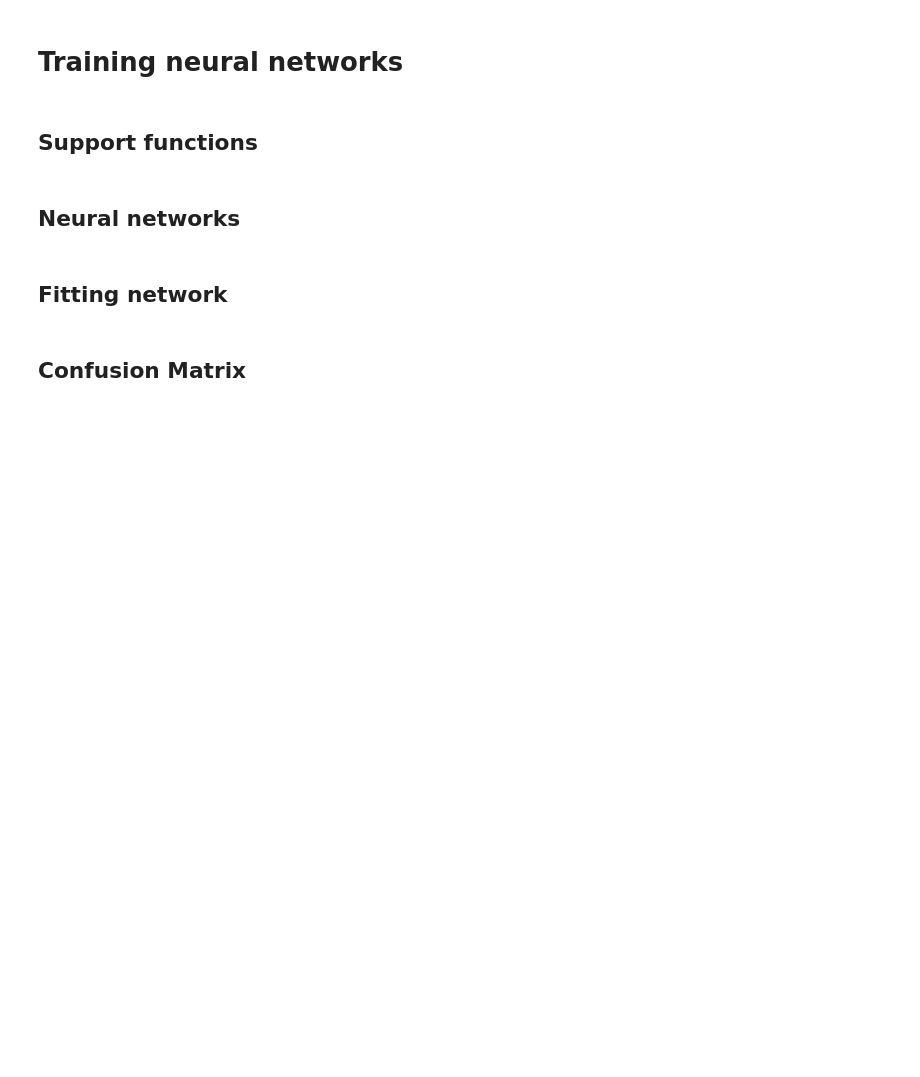
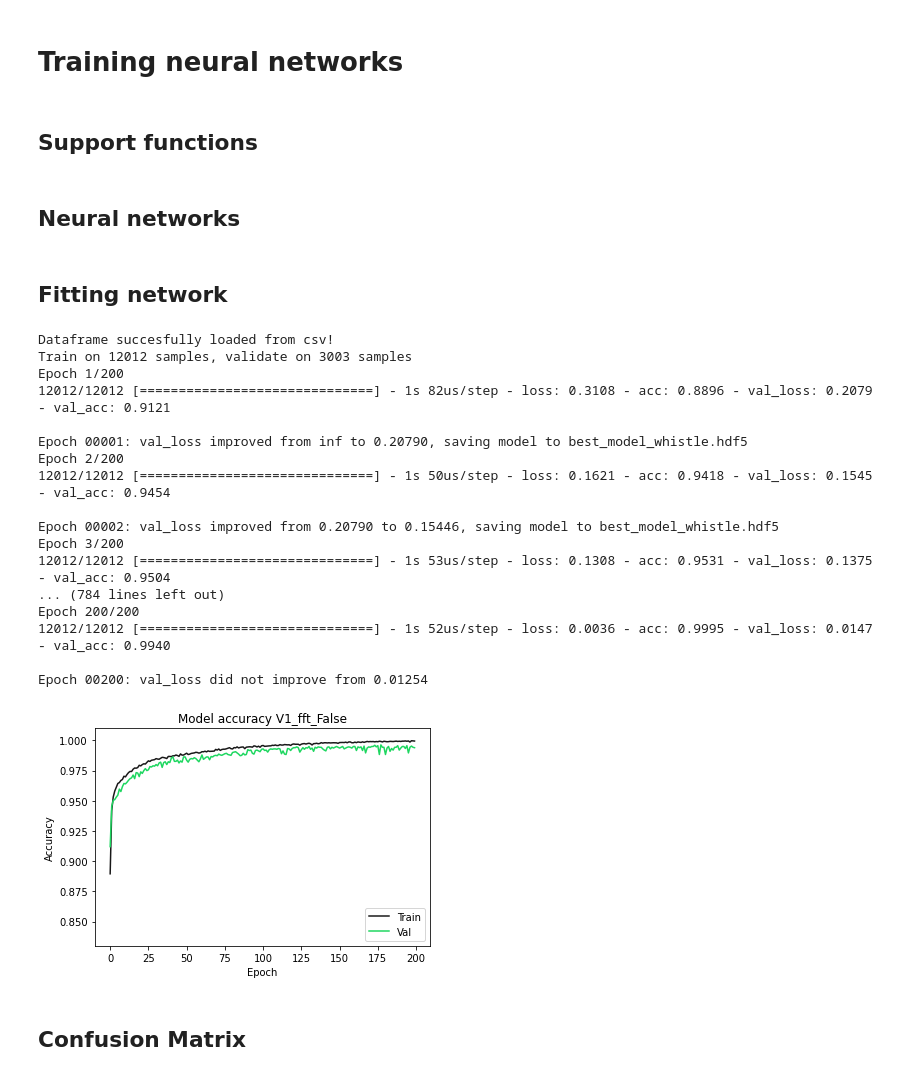
Before and after one commit to dvermaas/RefereeChallenge, a Jupyter notebook: whistle_detection/whistle_detection.ipynb, the cells around one changed output. Cells and saved outputs as stored; diff of their text form; code cells hidden in the pictures; blank space fills up the shorter version.

```diff
--- a/whistle_detection/whistle_detection.ipynb
+++ b/whistle_detection/whistle_detection.ipynb
@@ -39,7 +41,5 @@ PATH = "whistle_dataset/"
 # %%
-#def chunk_processor(sample, sample_rate, feature_type, target, false_window = 1, true_window= 1/50):
-#def chunk_processor(sample, sample_rate, feature_type, target, false_window = 10, true_window= 1/5):
-def chunk_processor(sample, sample_rate, feature_type, target, false_window = 25, true_window= 1/2):
+def chunk_processor(sample, sample_rate, feature_type, target, true_window, false_window):
 
     # get correct window variable
     if target:
@@ -70,6 +70,6 @@ def chunk_processor(sample, sample_rate, feature_type, target, false_window = 25
 # %%
 # old windows were 1/5
-def build_feature_dataframe_v1(feature_type, denoise=False):
+def build_feature_dataframe_v1(feature_type, denoise=False, true_window=1/5):
     """Convert all whistles and small fragments before and after said whistles into features"""
 
     # See if csv has been calculated before (saving time)
@@ -105,7 +105,7 @@ def build_feature_dataframe_v1(feature_type, denoise=False):
             for i in range(times["start"]-delta_time, times["end"]+delta_time, delta_time):
                 if i >= 0 and i + delta_time <= len(sample):
                     features, targets = chunk_processor(sample[i:i+delta_time], sample_rate, feature_type, label,
-                                                        false_window = 1/2, true_window= 1/2)
+                                                        true_window, true_window)
                     label = not(label)
                     try:
                         out = np.append(out, features, axis=0)
@@ -129,5 +129,6 @@ def build_feature_dataframe_v1(feature_type, denoise=False):
 # %%
-def build_feature_dataframe_v2(feature_type, denoise=False):
+def build_feature_dataframe_v2(feature_type, denoise=False, true_window=1/5):
+    false_window = int(STEP * true_window)
 
     # See if csv has been calculated before (saving time)
     try:
@@ -163,7 +164,8 @@ def build_feature_dataframe_v2(feature_type, denoise=False):
 
         label = False
         for i in tqdm(range(len(times_list)-1), leave=False):
-            features, targets = chunk_processor(sample[times_list[i]:times_list[i+1]], sample_rate, feature_type, label)
+            features, targets = chunk_processor(sample[times_list[i]:times_list[i+1]], sample_rate, feature_type, label,
+                                                true_window, false_window)
             label = not(label)
             try:
                 out = np.append(out, features, axis=0)
@@ -249,41 +261,60 @@ def train(X_train, X_test, Y_train, Y_test, version, feature_type, denoise, plot
 
     # model training
     model, model_checkpoint = two_layer_integrated(X_train)
-    history = model.fit(X_train, Y_train ,epochs=500, callbacks=[model_checkpoint], batch_size=32,
+    history = model.fit(X_train, Y_train ,epochs=200, callbacks=[model_checkpoint], batch_size=32,
                         validation_data=(X_test, Y_test))
 
     # load the best model weights
     model.load_weights('best_model_whistle.hdf5')
 
     # save model
     model.save("model_v" + str(version) + "_" + feature_type + "_" + str(denoise) + ".h5")
 
     # summarize history for loss
     if plot:
         plt.plot(history.history["acc"], c="#181818")
         plt.plot(history.history["val_acc"], c="#1ED760")
         plt.title("Model accuracy V" + str(version) + "_" + feature_type + "_" + str(denoise))
         plt.ylabel("Accuracy")
         plt.xlabel("Epoch")
         plt.legend(["Train", "Val"], loc="lower right")
         plt.ylim([0.83,1.01])
         plt.show()
 
     return model
 
 def train_model(version, feature_type, denoise):
     # load data
     mass_data = build_features(version, feature_type, denoise)
 
     # train test split
     X, Y = feature_target_split(mass_data)
     X_train, X_test, Y_train, Y_test = train_test_split(X, Y, test_size=0.20,
                                                         random_state=12, shuffle=True)
 
     return X_test, Y_test, train(X_train, X_test, Y_train, Y_test, version, feature_type, denoise, plot=True)
 
 
-X_test, Y_test, model = train_model(2, "mfcc", False)
+X_test, Y_test, model = train_model(1, "fft", False)
+# %% [output]
+Dataframe succesfully loaded from csv!
+Train on 12012 samples, validate on 3003 samples
+Epoch 1/200
+12012/12012 [==============================] - 1s 82us/step - loss: 0.3108 - acc: 0.8896 - val_loss: 0.2079 - val_acc: 0.9121
+
+Epoch 00001: val_loss improved from inf to 0.20790, saving model to best_model_whistle.hdf5
+Epoch 2/200
+12012/12012 [==============================] - 1s 50us/step - loss: 0.1621 - acc: 0.9418 - val_loss: 0.1545 - val_acc: 0.9454
+
+Epoch 00002: val_loss improved from 0.20790 to 0.15446, saving model to best_model_whistle.hdf5
+Epoch 3/200
+12012/12012 [==============================] - 1s 53us/step - loss: 0.1308 - acc: 0.9531 - val_loss: 0.1375 - val_acc: 0.9504
+... (784 lines left out)
+Epoch 200/200
+12012/12012 [==============================] - 1s 52us/step - loss: 0.0036 - acc: 0.9995 - val_loss: 0.0147 - val_acc: 0.9940
+
+Epoch 00200: val_loss did not improve from 0.01254
+[figure, added]
 # %% [markdown]
 ## Confusion Matrix
 # %%
```
Also changed, not shown: parts of 13 cells of this notebook, 2 other files.
